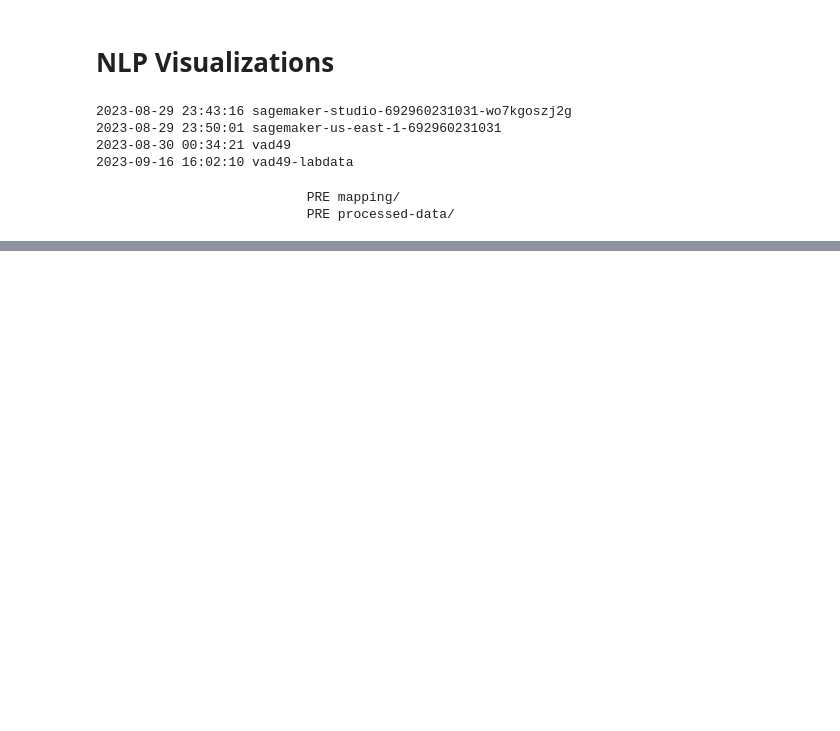
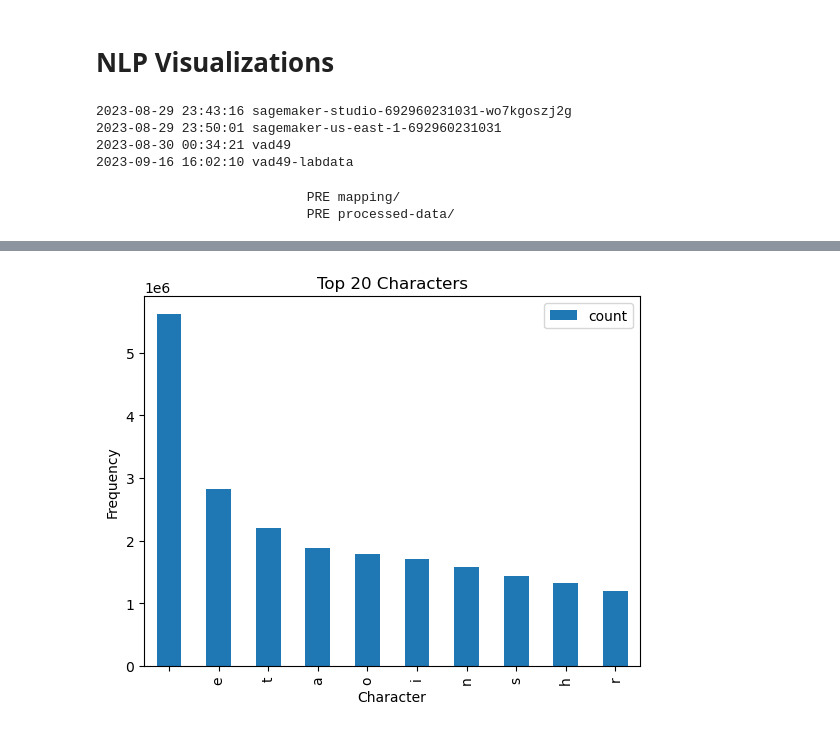
Before and after one commit to gu-dsan6000/fall-2023-reddit-project-team-17, a Jupyter notebook: code/project-nlp/project-nlp-posts-and-books-vis.ipynb, the cells around one changed output, grey strips where cells are left out. Saved outputs shown, nothing was run; the diff lists cells and outputs as text; code cells hidden in the pictures; blank space fills up the shorter version.

Commit message:
completed the data generation and initial visuals

```diff
--- a/code/project-nlp/project-nlp-posts-and-books-vis.ipynb
+++ b/code/project-nlp/project-nlp-posts-and-books-vis.ipynb
@@ -213,0 +168,28 @@ only showing top 10 rows
+# %%
+from pyspark.sql.functions import udf
+from pyspark.sql.types import StringType
+
+#token_freq = all_model_text.withColumn('token', explode('text_as_int')).groupBy('token').count().orderBy('count', ascending=False)
+
+# UDF to convert token index to character
+def index_to_char(index):
+    return idx2char.get(index, '')  # Returns an empty string if the index is not found
+
+index_to_char_udf = udf(index_to_char, StringType())
+
+# Modifying 'token_freq' to use characters instead of indices
+token_freq = all_model_text.withColumn('token', explode('text_as_int')) \
+                           .withColumn('character', index_to_char_udf(col('token'))) \
+                           .groupBy('character').count().orderBy('count', ascending=False)
+
+
+# Select the top 10 rows
+top_10_token_freq = token_freq.limit(10)
+
+# Convert to Pandas DataFrame
+top_10_token_freq_pd = top_10_token_freq.toPandas()
+
+# Save to CSV
+top_10_token_freq_pd.to_csv("../../data/nlp-data/books-and-stories-token-frequency.csv", index=False)
+
+display(top_10_token_freq_pd)
@@ -213,0 +208,14 @@ only showing top 10 rows
+# %%
+# Plotting
+top_10_token_freq_pd.head(20).plot(kind='bar', x='character', y='count')
+plt.title('Top 20 Characters')
+plt.xlabel('Character')
+plt.ylabel('Frequency')
+
+plt.savefig('../../website-source/img/nlp-plots/books-and-stories-token-frequency-plot.png', bbox_inches='tight')
+
+
+
+plt.show()
+# %% [output]
+[figure, added]
```
Also changed, not shown: parts of 11 cells of this notebook, 4 other files.
